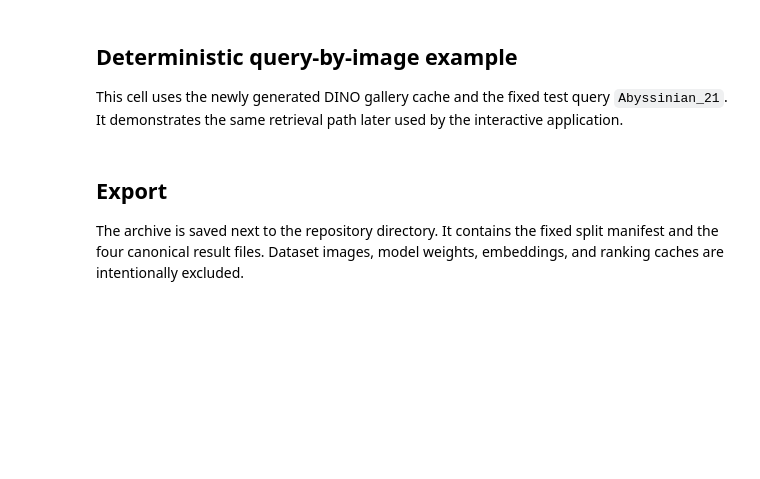
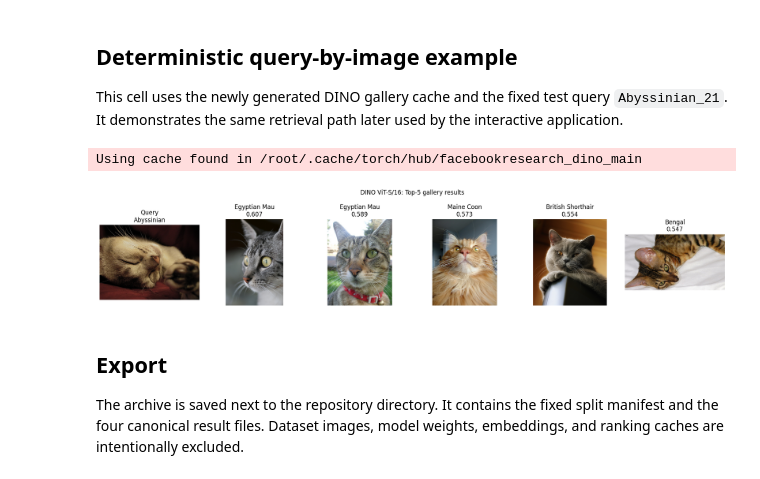
Before and after one commit to kite121/Visual_retrieval_system, a Jupyter notebook: notebooks/01_first_models_colab.ipynb, the cells around one changed output. Drawn from its saved outputs; the diff is of its cells as text; code cells hidden in the pictures; blank space fills up the shorter version.

Commit message:
Implement and verify visual retrieval demo with executed notebooks

```diff
--- a/notebooks/01_first_models_colab.ipynb
+++ b/notebooks/01_first_models_colab.ipynb
@@ -229,10 +294,10 @@ else:
 This cell uses the newly generated DINO gallery cache and the fixed test query `Abyssinian_21`. It demonstrates the same retrieval path later used by the interactive application.
 # %%
 import sys
-sys.path.insert(0, str(REPO_DIR / "src"))
+sys.path.insert(0, str(REPO_DIR))
 
 import matplotlib.pyplot as plt
-from visual_retrieval import data, embeddings, models, retrieval
+from src import data, embeddings, models, retrieval
 
 MODEL_NAME = "dino_vit_s16"
 QUERY_IMAGE_ID = "Abyssinian_21"
@@ -249,33 +314,36 @@ cached_gallery = embeddings.load_embeddings(
     MODEL_NAME,
     "gallery",
     gallery_dataset.image_ids,
 )
 assert cached_gallery is not None, "Gallery embedding cache was not created"
 
 breed_by_label = dict(zip(shared_manifest["label"], shared_manifest["breed"]))
 index = retrieval.GalleryIndex(
     cached_gallery.embeddings,
     gallery_dataset.image_ids,
     gallery_dataset.labels,
     [breed_by_label[label] for label in gallery_dataset.labels],
     device=DEVICE,
 )
 encoder = models.load_encoder(MODEL_NAME, DEVICE)
 query_row = shared_manifest.loc[shared_manifest["image_id"] == QUERY_IMAGE_ID].iloc[0]
 query_path = data.image_path("data", query_row.image_id)
 hits = retrieval.query(query_path, encoder, index, k=5)
 
 figure, axes = plt.subplots(1, 6, figsize=(18, 3.5))
 axes[0].imshow(data.load_image(query_path))
 axes[0].set_title(f"Query\n{query_row.breed}")
 for axis, hit in zip(axes[1:], hits):
     axis.imshow(data.load_image(data.image_path("data", hit.image_id)))
     axis.set_title(f"{hit.breed}\n{hit.score:.3f}")
 for axis in axes:
     axis.axis("off")
 figure.suptitle("DINO ViT-S/16: Top-5 gallery results")
 figure.tight_layout()
 plt.show()
+# %% [output]
+Using cache found in /root/.cache/torch/hub/facebookresearch_dino_main
+[figure, added]
 # %% [markdown]
 ## Export
 
```
Also changed, not shown: parts of 8 cells of this notebook, 45 other files.
